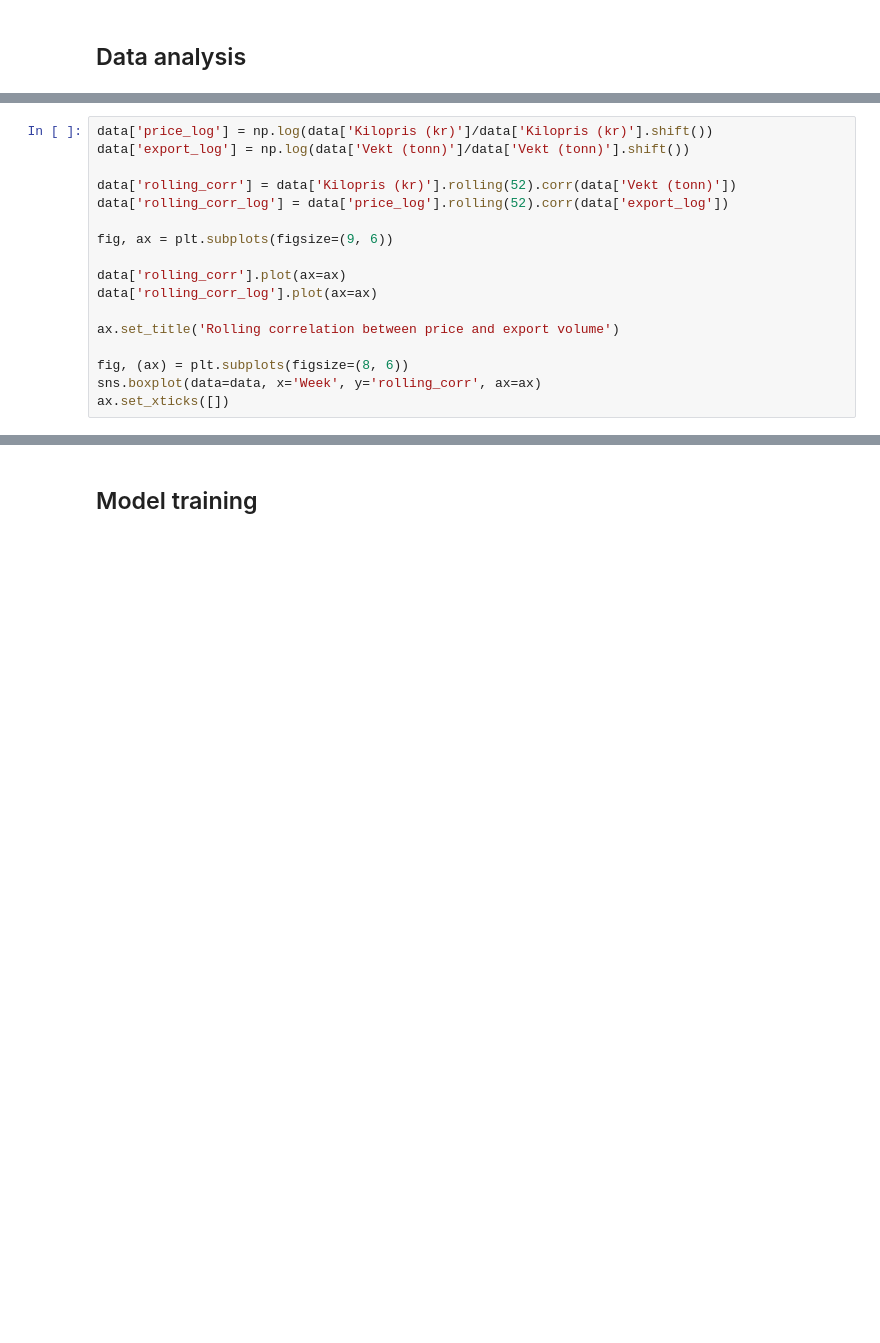
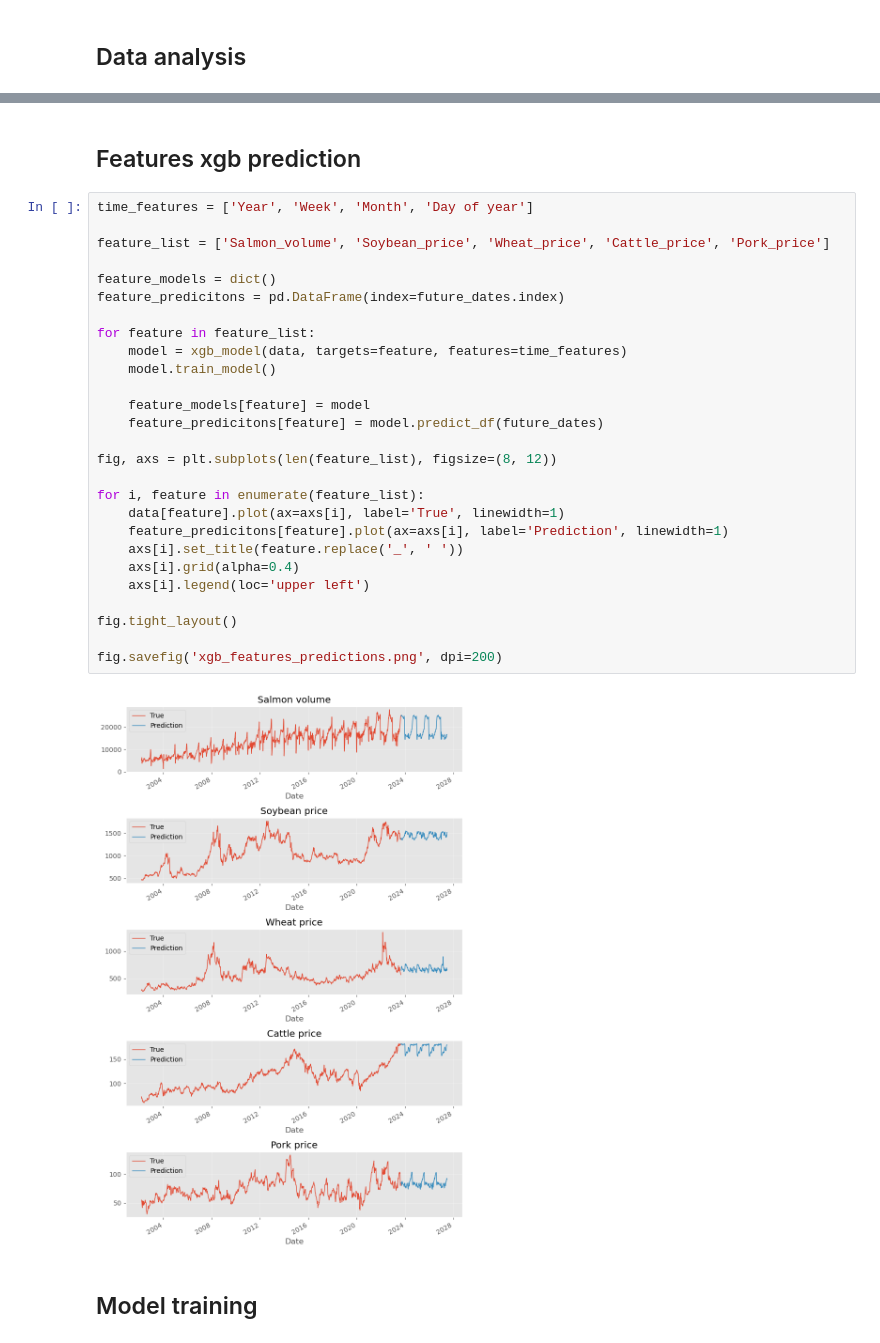
Before and after one commit to jonedamas/data_science_projects, a Jupyter notebook: projects/salmon_price_prediction/price_prediction/pred_xgb.ipynb, the cells around one changed output, grey strips where cells are left out. Drawn from its saved outputs; the diff is of its cells as text; blank space fills up the shorter version.

```diff
--- a/projects/salmon_price_prediction/price_prediction/pred_xgb.ipynb
+++ b/projects/salmon_price_prediction/price_prediction/pred_xgb.ipynb
@@ -85,17 +86,0 @@ fig.savefig('boxplot.png')
-# %%
-data['price_log'] = np.log(data['Kilopris (kr)']/data['Kilopris (kr)'].shift())
-data['export_log'] = np.log(data['Vekt (tonn)']/data['Vekt (tonn)'].shift())
-
-data['rolling_corr'] = data['Kilopris (kr)'].rolling(52).corr(data['Vekt (tonn)'])
-data['rolling_corr_log'] = data['price_log'].rolling(52).corr(data['export_log'])
-
-fig, ax = plt.subplots(figsize=(9, 6))
-
-data['rolling_corr'].plot(ax=ax)
-data['rolling_corr_log'].plot(ax=ax)
-
-ax.set_title('Rolling correlation between price and export volume')
-
-fig, (ax) = plt.subplots(figsize=(8, 6))
-sns.boxplot(data=data, x='Week', y='rolling_corr', ax=ax)
-ax.set_xticks([])
@@ -106,2 +87,33 @@ ax.set_xticks([])
+# %% [markdown]
+## Features xgb prediction
+# %%
+time_features = ['Year', 'Week', 'Month', 'Day of year']
+
+feature_list = ['Salmon_volume', 'Soybean_price', 'Wheat_price', 'Cattle_price', 'Pork_price']
+
+feature_models = dict()
+feature_predicitons = pd.DataFrame(index=future_dates.index)
+
+for feature in feature_list:
+    model = xgb_model(data, targets=feature, features=time_features)
+    model.train_model()
+
+    feature_models[feature] = model
+    feature_predicitons[feature] = model.predict_df(future_dates)
+
+fig, axs = plt.subplots(len(feature_list), figsize=(8, 12))
+
+for i, feature in enumerate(feature_list):
+    data[feature].plot(ax=axs[i], label='True', linewidth=1)
+    feature_predicitons[feature].plot(ax=axs[i], label='Prediction', linewidth=1)
+    axs[i].set_title(feature.replace('_', ' '))
+    axs[i].grid(alpha=0.4)
+    axs[i].legend(loc='upper left')
+
+fig.tight_layout()
+
+fig.savefig('xgb_features_predictions.png', dpi=200)
+# %% [output]
+[figure, added]
 # %% [markdown]
 ## Model training
```
Also changed, not shown: parts of 9 cells of this notebook, 22 other files.
